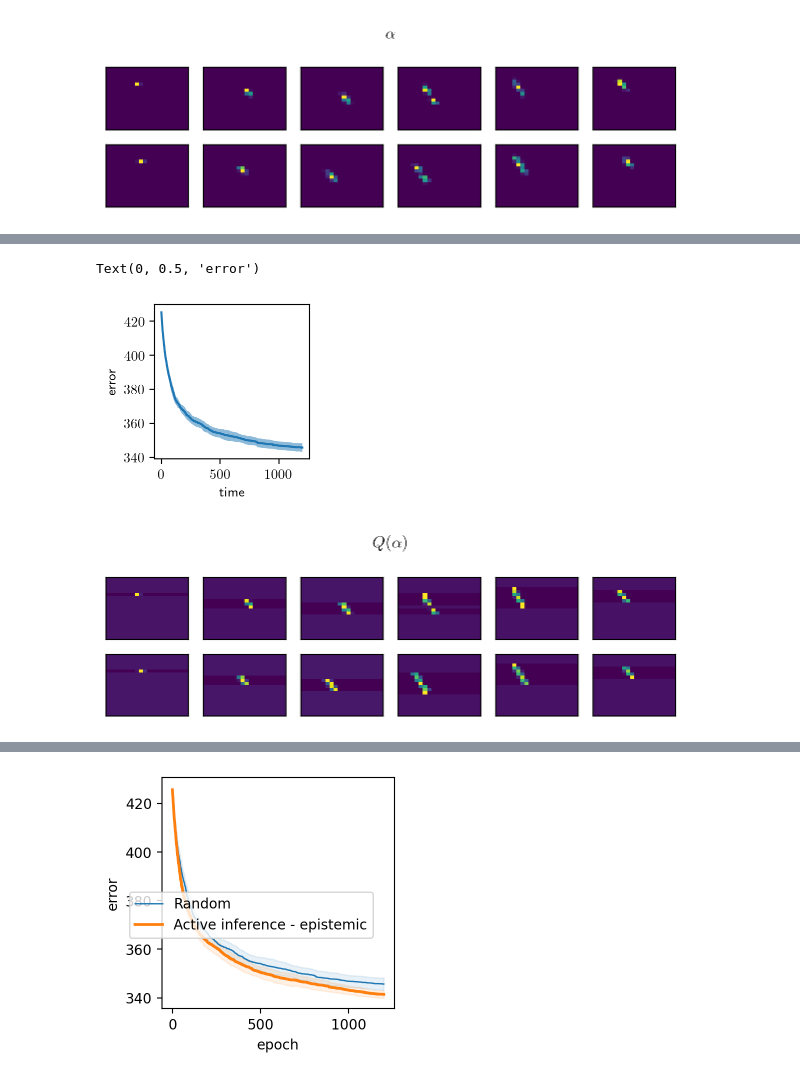
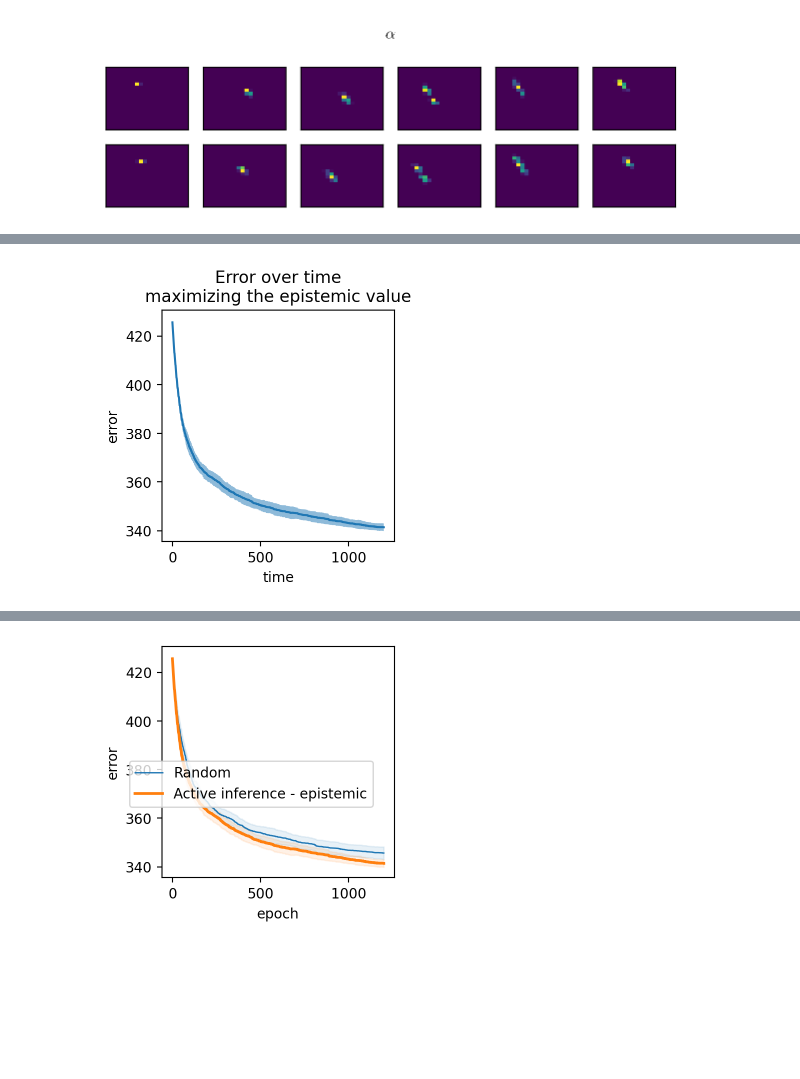
Before and after one commit to AurelienNioche/MAppModels, a Jupyter notebook: the-ball-2.ipynb, the cells around one changed output, grey strips where cells are left out. Cells and saved outputs as stored; diff of their text form; code cells hidden in the pictures; blank space fills up the shorter version.

```diff
--- a/the-ball-2.ipynb
+++ b/the-ball-2.ipynb
@@ -425,9 +420,6 @@ ax.plot(position, p);
 ## Helper functions
 # %%
 def kl_div_dirichlet(alpha_coeff, beta_coeff):
-    """
-        https://statproofbook.github.io/P/dir-kl.html
-    """
     """
         https://statproofbook.github.io/P/dir-kl.html
     """
@@ -567,10 +559,11 @@ hist_err = np.zeros((n_sample_run, n_episode*n_timestep))
 
 for sample in range(n_sample_run):
 
-    alpha_tvav = np.zeros((n_timestep, n_velocity, n_action, n_velocity)) + np.finfo(np.float64).tiny  # TODO: Think about "smart" priors (e.g. night)
+    alpha_tvav = np.zeros((n_timestep, n_velocity, n_action, n_velocity)) + np.finfo(np.float64).eps
 
-    error = np.sum(np.absolute(transition_velocity_tvav - q_transition_velocity(alpha_tvav)))
-    print("Initial error", error)
+    if sample == 0:
+        error = np.sum(np.absolute(transition_velocity_tvav - q_transition_velocity(alpha_tvav)))
+        print(f"Initial error {error:.2f}")
 
     epoch = 0
     for ep_idx in range(n_episode):
@@ -601,8 +594,7 @@ for sample in range(n_sample_run):
             hist_err[sample, epoch] = error
             epoch += 1
 
-    print(f"Error after {epoch} epochs", error)
-    print("*"*80)
+    print(f"[Sample {sample}] Error after {epoch} epochs {error:.2f}")
 
 policy = "random"
 if policy not in policies_err:
@@ -628,0 +621,10 @@ Error after 1200 epochs 347.87358924550597
+# %%
+fig, ax = plt.subplots(figsize=(2, 2))
+ax.plot(hist_err.mean(axis=0))
+ax.fill_between(np.arange(n_episode*n_timestep),
+                hist_err.mean(axis=0) - hist_err.std(axis=0),
+                hist_err.mean(axis=0) + hist_err.std(axis=0),
+                alpha=0.5)
+ax.set_xlabel("time")
+ax.set_ylabel("error")
+ax.set_title("Error over time\nusing a random policy");
@@ -646,27 +793,10 @@ for a_idx in range(n_action):
 # %%
-fig, ax = plt.subplots(figsize=(2, 2))
-ax.plot(hist_err.mean(axis=0))
-ax.fill_between(np.arange(n_episode*n_timestep), hist_err.mean(axis=0) - hist_err.std(axis=0), hist_err.mean(axis=0) + hist_err.std(axis=0), alpha=0.5)
+plt.rcParams['text.usetex'] = False
+fig, ax = plt.subplots(figsize=(3, 3))
+ax.plot(hist_err.mean(axis=0));
+ax.fill_between(np.arange(len(hist_err.mean(axis=0))), hist_err.mean(axis=0) - hist_err.std(axis=0), hist_err.mean(axis=0) + hist_err.std(axis=0), alpha=0.5);
 ax.set_xlabel("time")
 ax.set_ylabel("error")
+ax.set_title("Error over time\nmaximizing the epistemic value");
 # %% [output]
-Text(0, 0.5, 'error')
-[figure, old version]
+[figure, new version]
-# %%
-q = q_transition_velocity(alpha_tvav)
-
-plt.rcParams['text.usetex'] = True
-
-fig, axes = plt.subplots(ncols=n_timestep, nrows=n_action, figsize=(6, 2))
-fig.suptitle(r"$Q(\alpha)$")
-for a_idx in range(n_action):
-    for t_idx in range(n_timestep):
-        ax = axes[a_idx, t_idx]
-        img = q[t_idx, :, a_idx, :]
-        ax.imshow(img, aspect="auto")
-        ax.get_xaxis().set_ticks([])
-        ax.axes.get_yaxis().set_ticks([])
-
-    fig.tight_layout()
-# %% [output]
-[figure, removed]
```
Also changed, not shown: parts of 15 cells of this notebook, 1 other file.
